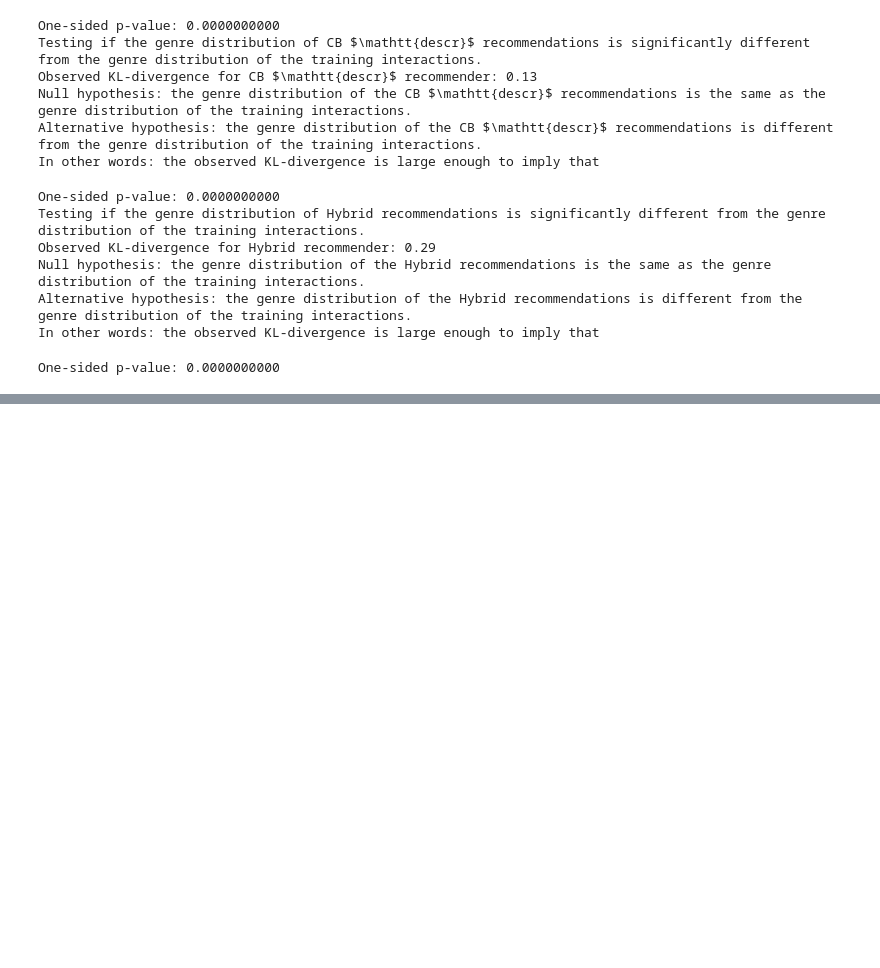
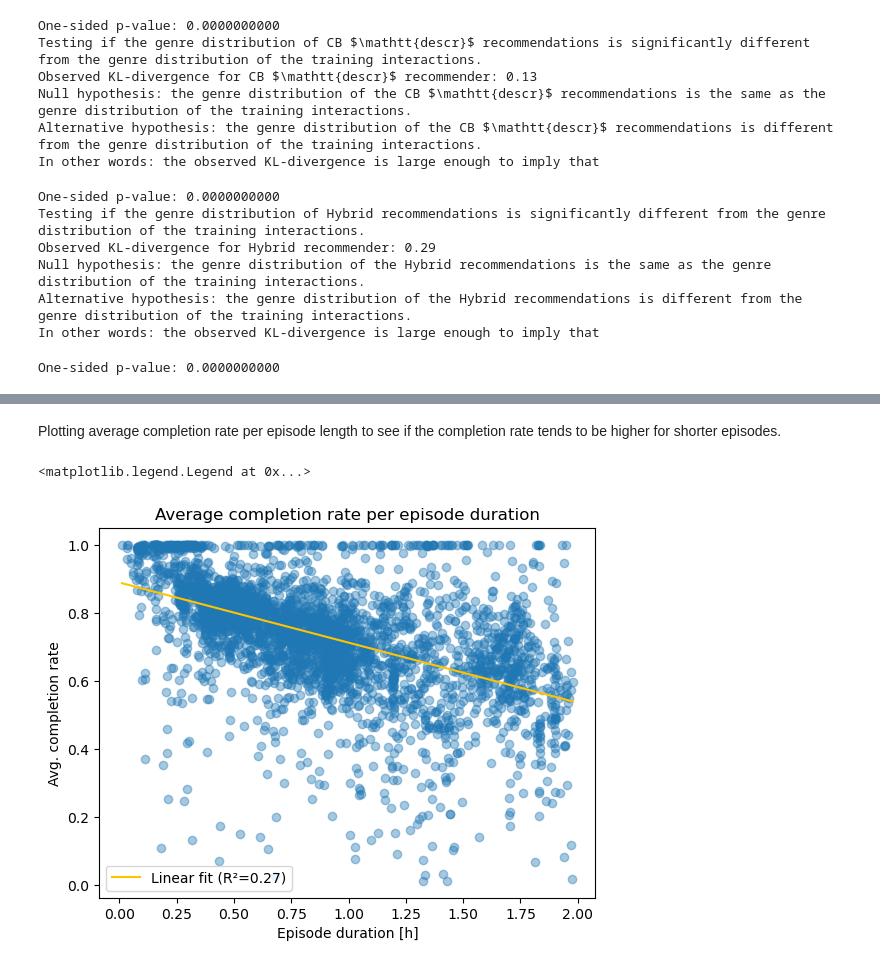
Before and after one commit to SebWae/dr-podcast-recsys-bsc-project, a Jupyter notebook: results/analysis.ipynb, the cells around one changed output, grey strips where cells are left out. Cells and saved outputs as stored; diff of their text form; code cells hidden in the pictures; blank space fills up the shorter version.

```diff
--- a/results/analysis.ipynb
+++ b/results/analysis.ipynb
@@ -615,0 +711,34 @@ One-sided p-value: 0.0000000000
+# %% [markdown]
+Plotting average completion rate per episode length to see if the completion rate tends to be higher for shorter episodes.
+# %%
+# joining metadata onto the training data
+train_w_meta = pd.merge(train_df, meta_df, on="prd_number", how="left")
+train_w_meta["duration_hour"] = train_w_meta["episode_duration"] / 60**2
+train_w_meta = train_w_meta[train_w_meta["duration_hour"] < 2]
+
+# grouping by episode_length
+grouped = train_w_meta.groupby("duration_hour")
+
+# computing the average completion rate for each episode duration
+result = grouped["completion_rate"].mean()
+
+# plotting the average completion rates against the episode durations
+plt.scatter(result.index, result.values, alpha=0.4)
+x = np.array(result.index).reshape(-1, 1)
+y = result.values
+
+model = LinearRegression()
+model.fit(x, y)
+y_pred = model.predict(x)
+r2 = model.score(x, y)
+
+# plot regression line
+plt.plot(result.index, y_pred, color="#ffc300", label=f"Linear fit (R²={r2:.2f})")
+
+plt.title("Average completion rate per episode duration")
+plt.xlabel("Episode duration [h]")
+plt.ylabel("Avg. completion rate")
+plt.legend()
+# %% [output]
+<matplotlib.legend.Legend at 0x...>
+[figure, added]
```
Also changed, not shown: parts of 5 cells of this notebook, 1 other file.
